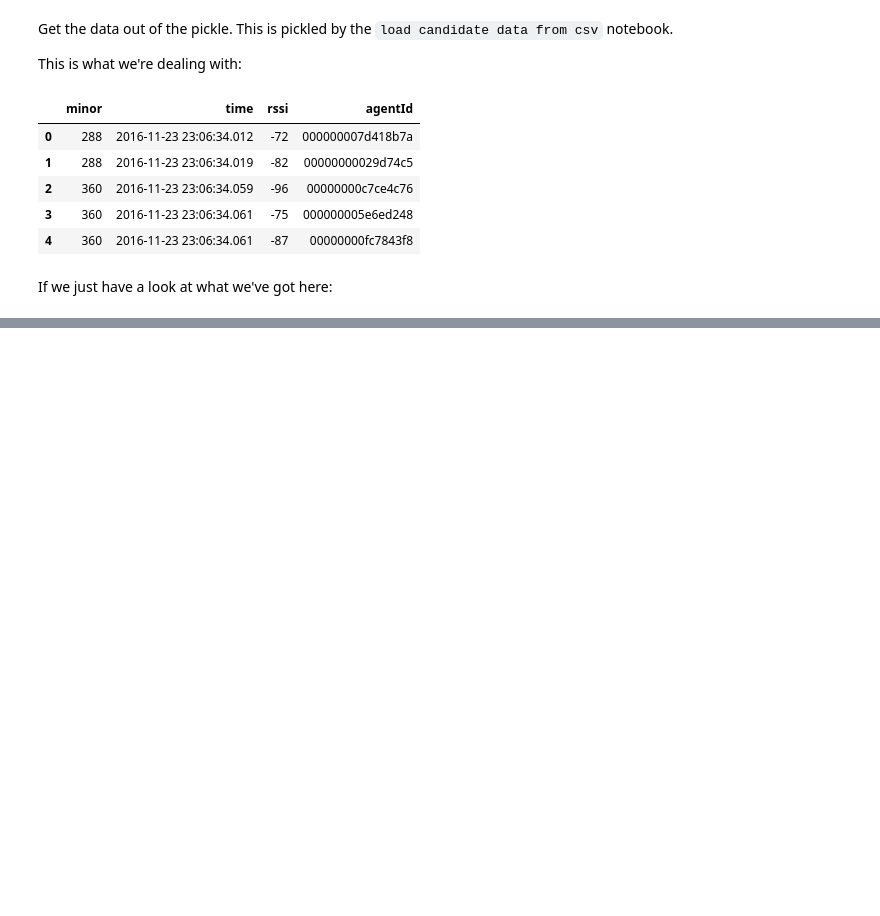
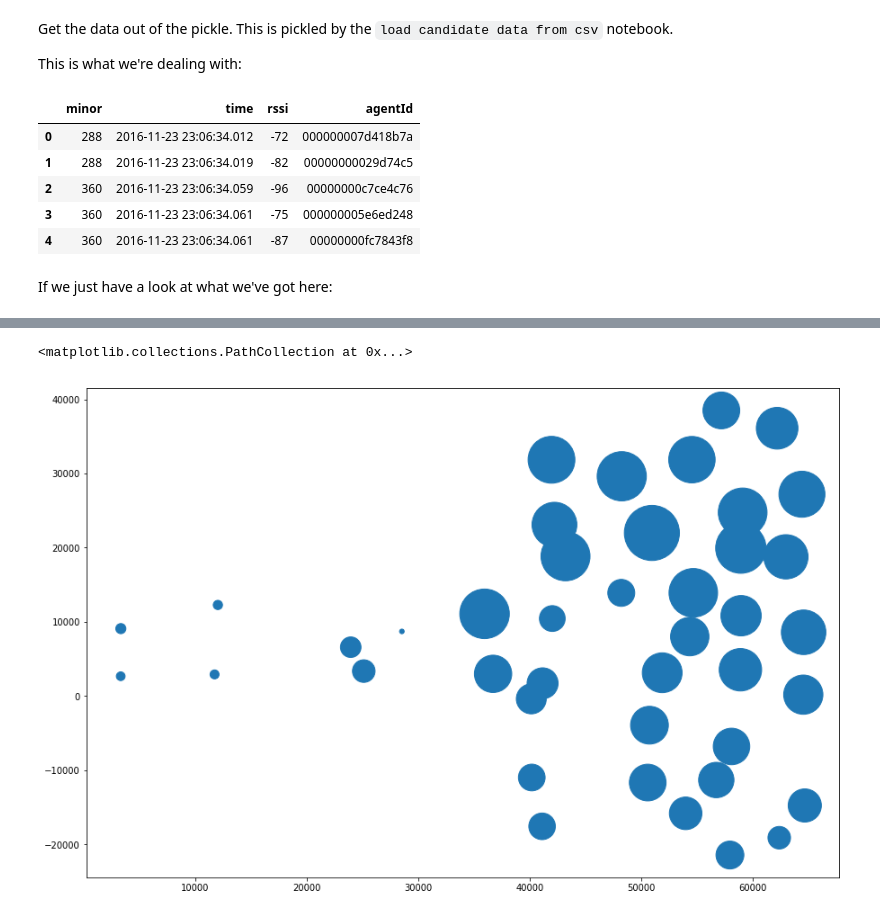
Before and after one commit to notionparallax/sensicorn, a Jupyter notebook: initialDataAnalysis/scan period visualisation.ipynb, the cells around one changed output, grey strips where cells are left out. Saved outputs shown, nothing was run; the diff lists cells and outputs as text; code cells hidden in the pictures; blank space fills up the shorter version.

```diff
--- a/initialDataAnalysis/scan period visualisation.ipynb
+++ b/initialDataAnalysis/scan period visualisation.ipynb
@@ -78,0 +124,5 @@ OG = nx.read_gpickle("graph.p")
+# %%
+bd = base_detection_counts.to_frame().reset_index()
+bd.columns =['agentName', "detection_count"]
+bd = baseStationData.merge(bd, on="agentName")
+bd.head()
@@ -78,0 +136,6 @@ OG = nx.read_gpickle("graph.p")
+# %%
+plt.scatter(bd.x, bd.y, s=bd.detection_count/1000, marker='o')#, c=sizes)
+# plt.show()
+# %% [output]
+<matplotlib.collections.PathCollection at 0x...>
+[figure, added]
```
Also changed, not shown: parts of 15 cells of this notebook, 1 other file.
